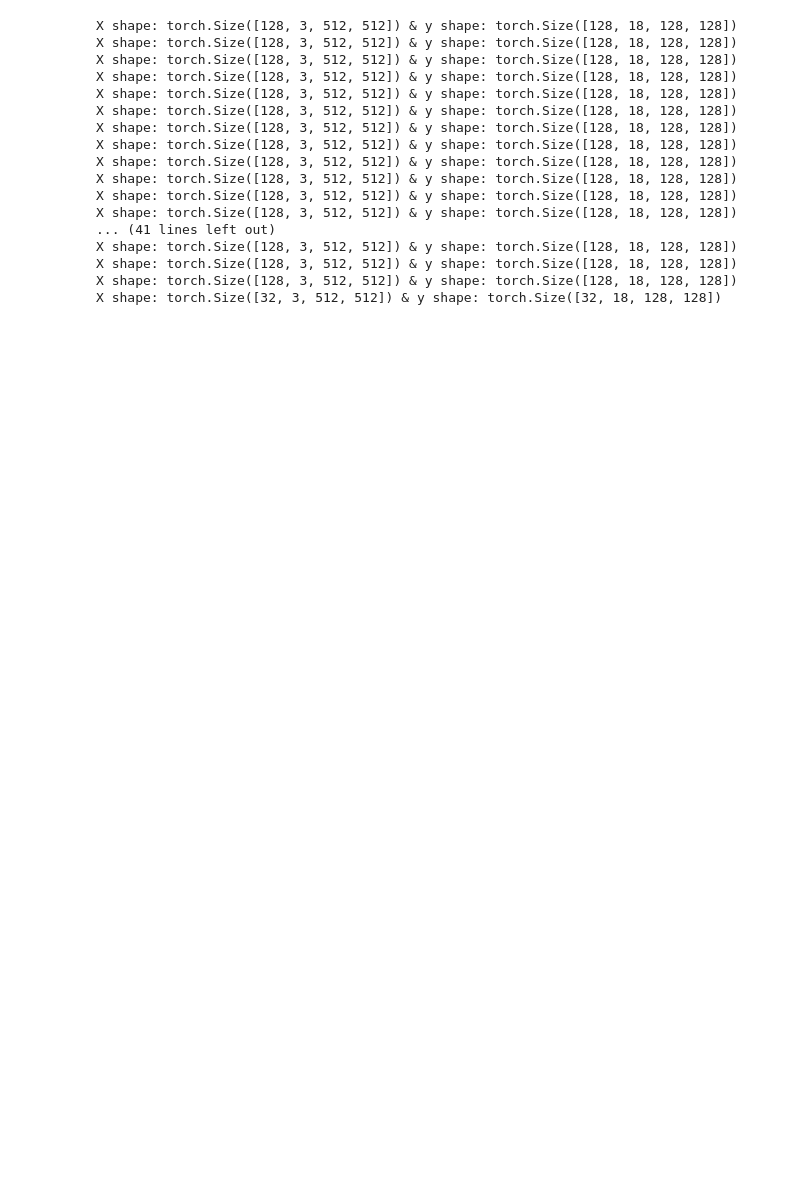
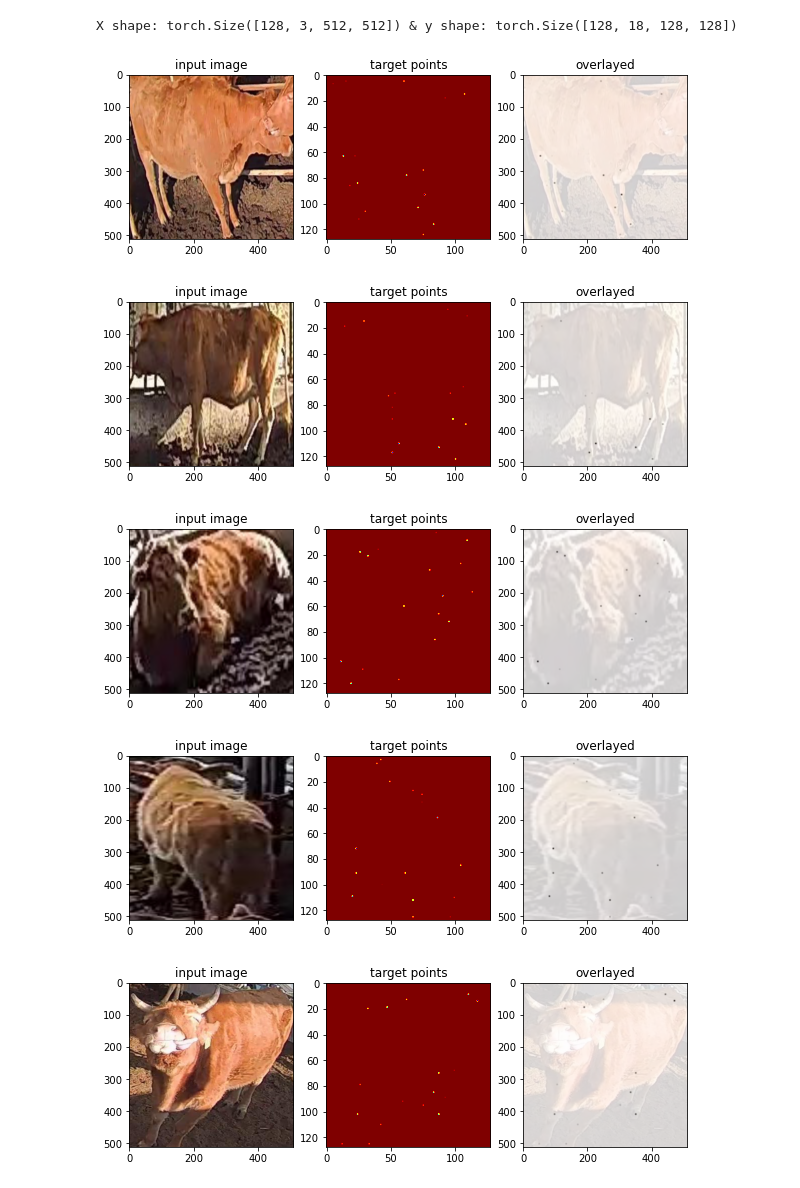
Before and after one commit to jonghyunlee1993/ADK2021_PoseEstimation, a Jupyter notebook: dataloader.ipynb, the cells around one changed output. Saved outputs shown, nothing was run; the diff lists cells and outputs as text; code cells hidden in the pictures; blank space fills up the shorter version.

```diff
--- a/dataloader.ipynb
+++ b/dataloader.ipynb
@@ -70,5 +86 @@ df
-# %%
-train_df, valid_df = train_test_split(df, test_size=0.2)
-train_df = train_df.reset_index(drop=True)
-valid_df = valid_df.reset_index(drop=True)
 # %%
@@ -160,26 +167,50 @@ class CustomDataset(Dataset):
                 if keypoint_map[map_y, map_x] > 1:
                     keypoint_map[map_y, map_x] = 1
 # %%
-train_dataset = CustomDataset(train_df, train_transforms, width=width, height=height, stride=4, sigma=1, num_points=17)
-train_iterator = DataLoader(train_dataset, batch_size=128, shuffle=True)
+# target 은 총 18개의 채널으로 나옵니다. 이때 각 차원은 하나의 joint에 해당합니다.
+# 마지막 18번째 채널은 전체 joint를 담고 있습니다. (학습에서는 사용하지 않습니다)
+# X shape: batch_size * 3 * width * height
+# y shape: batch_size * (num_points + 1) * (width // stride) * (height // stride)
+# 따라서 학습 시킬 때, y의 0 ~ 17 채널까지의 결과를 flatten 시킨 후, 모델이 에측한 값의 flatten과 각각 비교하면 됩니다.
+
+train_dataset = CustomDataset(train_df, train_transforms, width=width, height=height, stride=stride, sigma=sigma, num_points=num_points)
+# train_iterator = DataLoader(train_dataset, batch_size=batch_size, num_workers=8, shuffle=True)
+train_iterator = DataLoader(train_dataset, batch_size=batch_size, shuffle=True)
+
+valid_dataset = CustomDataset(valid_df, valid_transforms, width=width, height=height, stride=stride, sigma=sigma, num_points=num_points)
+# valid_iterator = DataLoader(valid_dataset, batch_size=batch_size, num_workers=8, shuffle=False)
+valid_iterator = DataLoader(valid_dataset, batch_size=batch_size, shuffle=False)
 # %%
-for image, target in train_iterator:
-    print(f"X shape: {image.shape} & y shape: {target.shape}")
+from skimage.transform import resize
+
+for X, y in train_iterator:
+    print(f"X shape: {X.shape} & y shape: {y.shape}")
+
+    for index in np.arange(5):
+        image   = torch.moveaxis(X[index, :, :, :], 0, -1)
+        heatmap = torch.moveaxis(y[index, :, :, :], 0, -1)
+
+        plt.figure(figsize=(10, 10))
+        plt.subplot(1, 3, 1)
+        plt.imshow(image)
+        plt.title('input image')
+
+        plt.subplot(1, 3, 2)
+        plt.imshow(heatmap[:, :, -1], cmap='jet')
+        plt.title('target points')
+
+        plt.subplot(1, 3, 3)
+        plt.imshow(resize(heatmap[:, :, -1], (width, height)), cmap='gray')
+        plt.imshow(image, alpha=0.2)
+        plt.title('overlayed')
+
+        plt.show()
+
+    break
 # %% [output]
 X shape: torch.Size([128, 3, 512, 512]) & y shape: torch.Size([128, 18, 128, 128])
-X shape: torch.Size([128, 3, 512, 512]) & y shape: torch.Size([128, 18, 128, 128])
-X shape: torch.Size([128, 3, 512, 512]) & y shape: torch.Size([128, 18, 128, 128])
-X shape: torch.Size([128, 3, 512, 512]) & y shape: torch.Size([128, 18, 128, 128])
-X shape: torch.Size([128, 3, 512, 512]) & y shape: torch.Size([128, 18, 128, 128])
-X shape: torch.Size([128, 3, 512, 512]) & y shape: torch.Size([128, 18, 128, 128])
-X shape: torch.Size([128, 3, 512, 512]) & y shape: torch.Size([128, 18, 128, 128])
-X shape: torch.Size([128, 3, 512, 512]) & y shape: torch.Size([128, 18, 128, 128])
-X shape: torch.Size([128, 3, 512, 512]) & y shape: torch.Size([128, 18, 128, 128])
-X shape: torch.Size([128, 3, 512, 512]) & y shape: torch.Size([128, 18, 128, 128])
-X shape: torch.Size([128, 3, 512, 512]) & y shape: torch.Size([128, 18, 128, 128])
-X shape: torch.Size([128, 3, 512, 512]) & y shape: torch.Size([128, 18, 128, 128])
-... (41 lines left out)
-X shape: torch.Size([128, 3, 512, 512]) & y shape: torch.Size([128, 18, 128, 128])
-X shape: torch.Size([128, 3, 512, 512]) & y shape: torch.Size([128, 18, 128, 128])
-X shape: torch.Size([128, 3, 512, 512]) & y shape: torch.Size([128, 18, 128, 128])
-X shape: torch.Size([32, 3, 512, 512]) & y shape: torch.Size([32, 18, 128, 128])
+[figure, added]
+[figure, added]
+[figure, added]
+[figure, added]
+[figure, added]
```
Also changed, not shown: parts of 3 cells of this notebook.
